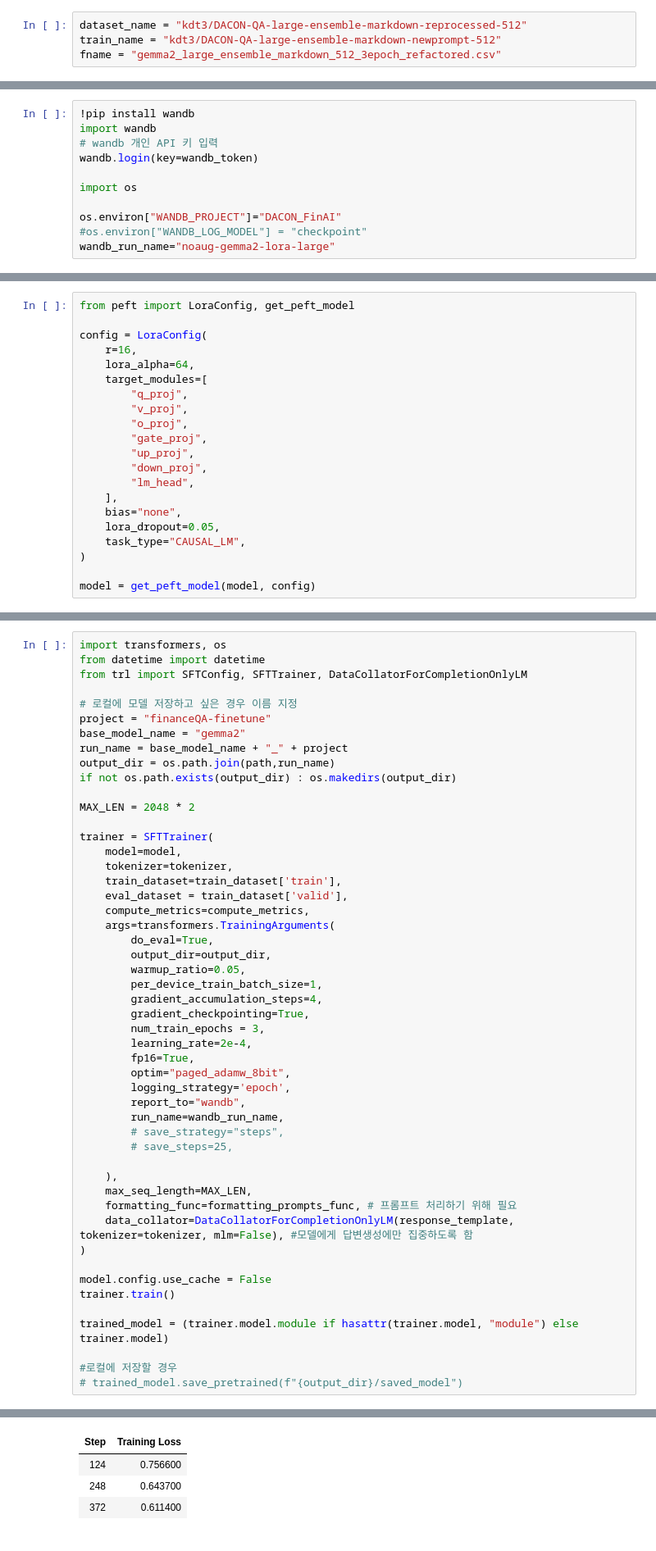
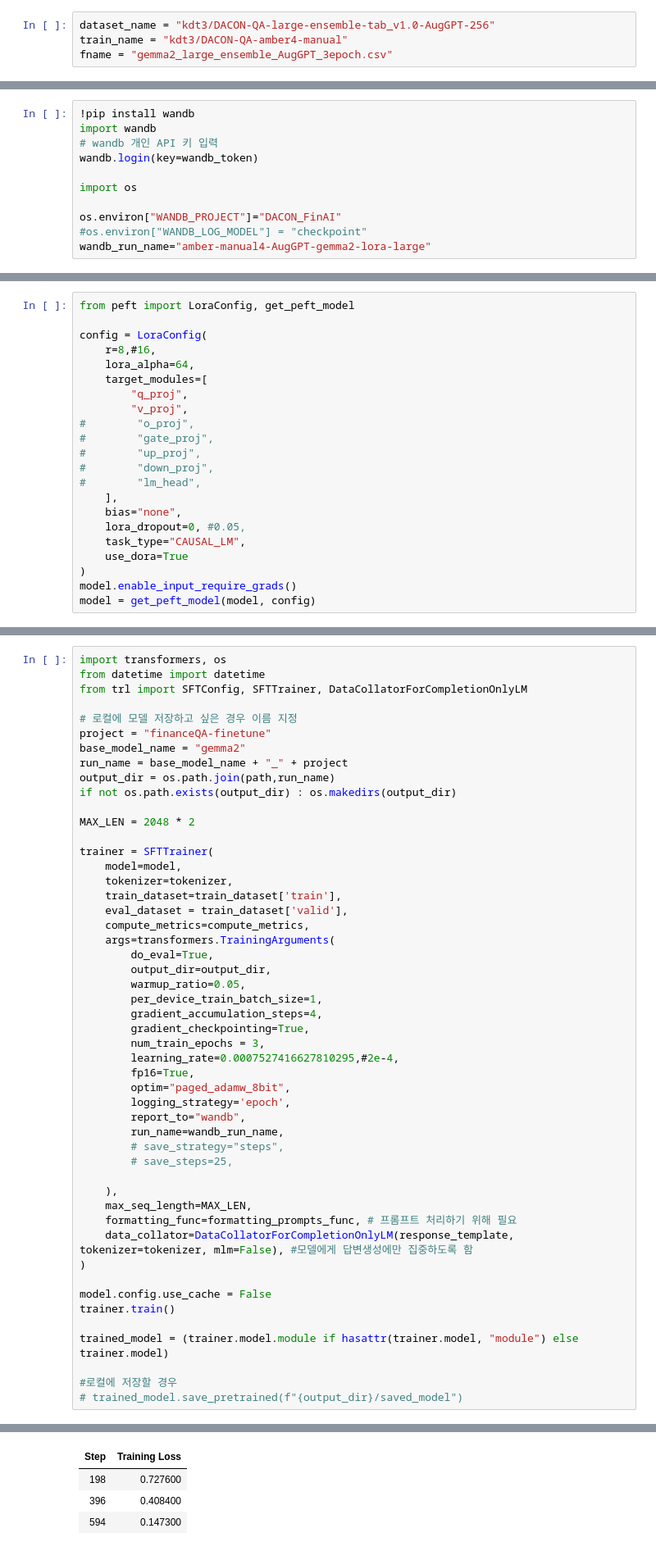
Before and after one commit to theNocturni/WASSUP-DACON-FinAI, a Jupyter notebook: code/1.train_n_inference.ipynb, the cells around one changed output, grey strips where cells are left out. Shown at 82% size. Drawn from its saved outputs; the diff is of its cells as text.

```diff
--- a/code/1.train_n_inference.ipynb
+++ b/code/1.train_n_inference.ipynb
@@ -24,9 +24,9 @@ path = '/content/drive/MyDrive/DACON/Finance/reprocessed/'
 path = '/content/drive/MyDrive/kdt-EST-AI/project/dacon_fis/src/'
 base_directory = path # Your Base Directory
 # %%
-dataset_name = "kdt3/DACON-QA-large-ensemble-markdown-reprocessed-512"
-train_name = "kdt3/DACON-QA-large-ensemble-markdown-newprompt-512"
-fname = "gemma2_large_ensemble_markdown_512_3epoch_refactored.csv"
+dataset_name = "kdt3/DACON-QA-large-ensemble-tab_v1.0-AugGPT-256"
+train_name = "kdt3/DACON-QA-amber4-manual"
+fname = "gemma2_large_ensemble_AugGPT_3epoch.csv"
 # %% [markdown]
 # 설명
 # %% [markdown]
@@ -112,7 +112,7 @@ import os
 
 os.environ["WANDB_PROJECT"]="DACON_FinAI"
 #os.environ["WANDB_LOG_MODEL"] = "checkpoint"
-wandb_run_name="noaug-gemma2-lora-large"
+wandb_run_name="amber-manual4-AugGPT-gemma2-lora-large"
 # %% [output]
 Requirement already satisfied: wandb in /usr/local/lib/python3.10/dist-packages (0.18.3)
 Requirement already satisfied: click!=8.0.0,>=7.1 in /usr/local/lib/python3.10/dist-packages (from wandb) (8.1.7)
@@ -325,22 +403,23 @@ print_dataset_ele(train_dataset['train'],i)
 from peft import LoraConfig, get_peft_model
 
 config = LoraConfig(
-    r=16,
+    r=8,#16,
     lora_alpha=64,
     target_modules=[
         "q_proj",
         "v_proj",
-        "o_proj",
-        "gate_proj",
-        "up_proj",
-        "down_proj",
-        "lm_head",
+#        "o_proj",
+#        "gate_proj",
+#        "up_proj",
+#        "down_proj",
+#        "lm_head",
     ],
     bias="none",
-    lora_dropout=0.05,
+    lora_dropout=0, #0.05,
     task_type="CAUSAL_LM",
+    use_dora=True
 )
-
+model.enable_input_require_grads()
 model = get_peft_model(model, config)
 # %%
 # 학습 프롬프트 - 추론 프롬프트와 통일하는 것이 좋다고 함
@@ -458,7 +537,7 @@ trainer = SFTTrainer(
         gradient_accumulation_steps=4,
         gradient_checkpointing=True,
         num_train_epochs = 3,
-        learning_rate=2e-4,
+        learning_rate=0.0007527416627810295,#2e-4,
         fp16=True,
         optim="paged_adamw_8bit",
         logging_strategy='epoch',
@@ -493,7 +572,7 @@ View run at https://wandb.ai/DACON-FinAI/DACON_FinAI/runs/4plgrnby
 | Step | Training Loss |
-| 124 | 0.756600 |
-| 248 | 0.643700 |
-| 372 | 0.611400 |
+| 198 | 0.727600 |
+| 396 | 0.408400 |
+| 594 | 0.147300 |
 # %%
 train_name
 # %% [output]
```
Also changed, not shown: parts of 26 cells of this notebook.
